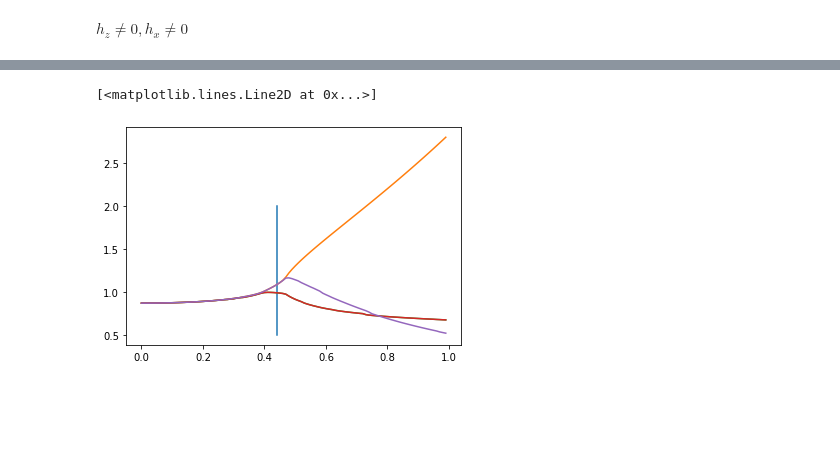
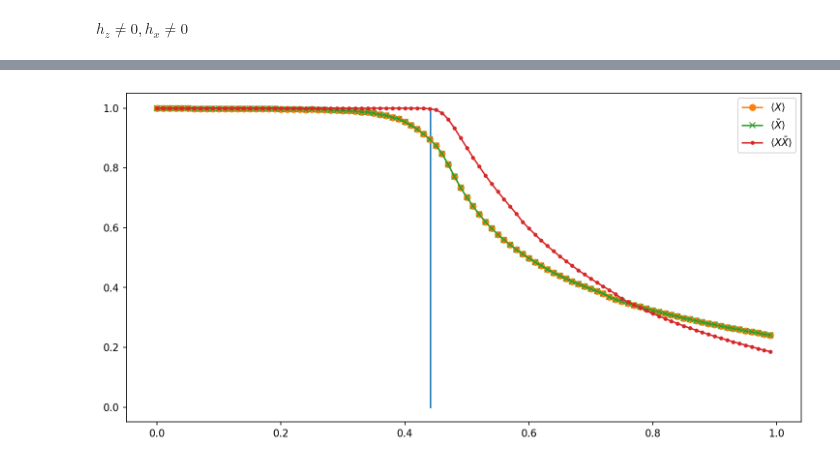
Before and after one commit to Zhuan-pitt/Toric_Code, a Jupyter notebook: wave_deformation.ipynb, the cells around one changed output, grey strips where cells are left out. Drawn from its saved outputs; the diff is of its cells as text; code cells hidden in the pictures; blank space fills up the shorter version.

```diff
--- a/wave_deformation.ipynb
+++ b/wave_deformation.ipynb
@@ -384,13 +367,13 @@ pyplot.plot(np.arange(0,1,0.01),(lam1s**L-lam2s**L-lam3s**L+lam4s**L)/(lam1s**L+
 # %%
-pyplot.plot([0.5*np.log(np.sqrt(2)+1)]*2,[0.5,2])
-pyplot.plot(np.arange(0.,1,0.01),lam1s)
+pyplot.figure(figsize=(12,6),dpi = 150)
+pyplot.plot([0.5*np.log(np.sqrt(2)+1)]*2,[0.,1])
+
+pyplot.plot(np.arange(0.,1,0.01),lam2s/lam1s, 'o-',label = '$\langle X \\rangle$')
+pyplot.plot(np.arange(0.,1,0.01),lam3s/lam1s, 'x-',label = '$\langle \\bar{X}\\rangle$')
 #pyplot.plot(np.arange(0.4,0.5,0.002),lam2s)
 #pyplot.plot(np.arange(0.4,0.5,0.002),lam3s)
-pyplot.plot(np.arange(0.,1,0.01),lam2s)
-pyplot.plot(np.arange(0.,1,0.01),lam3s)
-#pyplot.plot(np.arange(0.4,0.5,0.002),lam2s)
-#pyplot.plot(np.arange(0.4,0.5,0.002),lam3s)
-pyplot.plot(np.arange(0.,1,0.01),lam4s)
+pyplot.plot(np.arange(0.,1,0.01),lam4s/lam1s, '.-',label = '$\langle X\\bar{X} \\rangle$')
+pyplot.legend()
+pyplot.show()
 # %% [output]
-[<matplotlib.lines.Line2D at 0x...>]
-[figure, old version]
+[figure, new version]
```
Also changed, not shown: parts of 14 cells of this notebook, 2 other files.
